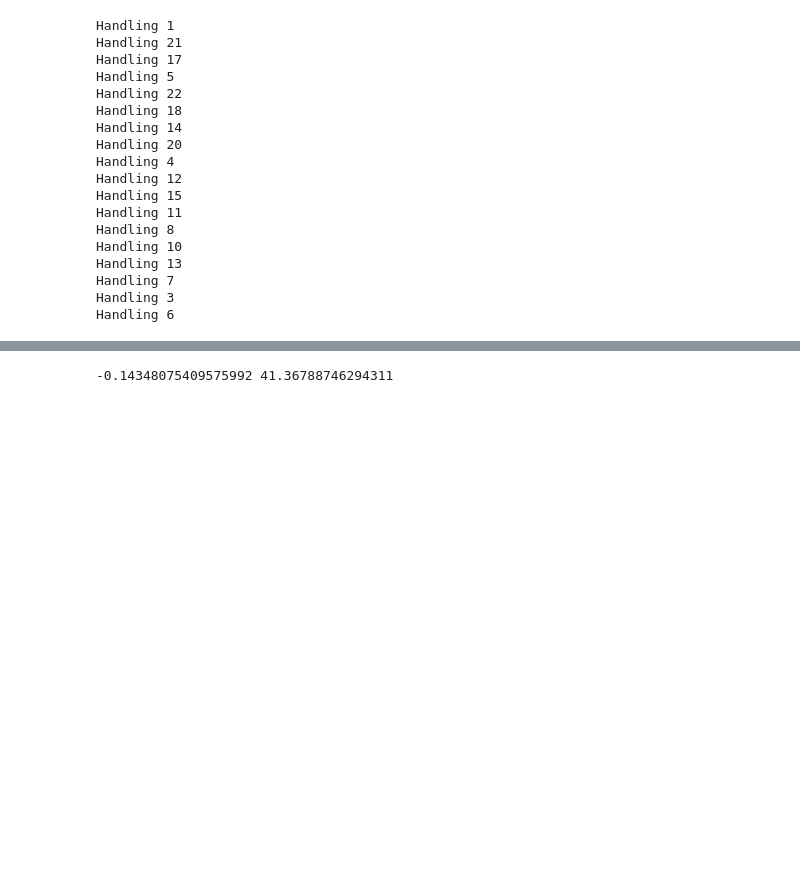
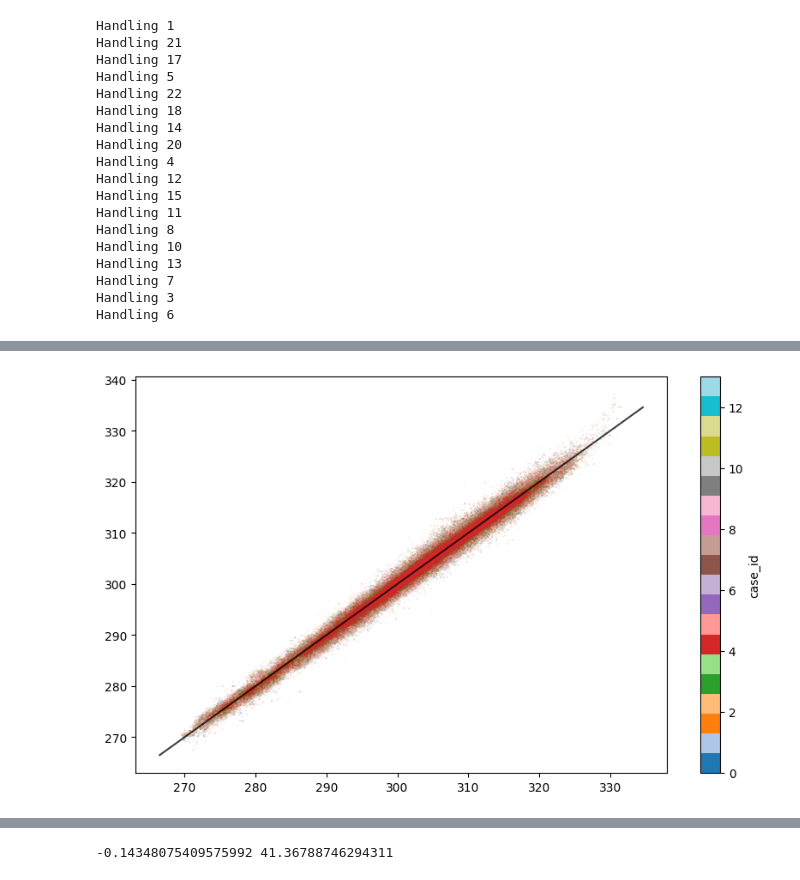
Before and after one commit to thomaslu678/Praxis-Lab-25-26, a Jupyter notebook: clean/16_VIT_No_Test.ipynb, the cells around one changed output, grey strips where cells are left out. Saved outputs shown, nothing was run; the diff lists cells and outputs as text; code cells hidden in the pictures; blank space fills up the shorter version.

```diff
--- a/clean/16_VIT_No_Test.ipynb
+++ b/clean/16_VIT_No_Test.ipynb
@@ -2422,0 +2462,7 @@ KeyboardInterrupt:
+# %%
+train_results = predict_loader(model, train_loader, info["stats"])
+print(
+    f"test case {cfg.test_case_id!r} | "
+    f"wRMSE {train_results['metrics']['weighted_rmse_K']:.3f} K | "
+    f"RMSE {train_results['metrics']['rmse_K']:.3f} K"
+)
@@ -2457,0 +2534,22 @@ plt.show()
+# %%
+case_ids = [ref.case_id for ref in train_results['sample_refs']]
+
+plt.figure(figsize=(10, 6))
+
+plt.scatter(
+    train_results['predictions_K'],
+    train_results['targets_K'],
+    c=pd.Categorical(case_ids).codes,
+    cmap='tab20',
+    s=0.01,
+    zorder=1
+)
+
+lims = plt.xlim()
+plt.plot(lims, lims, color='black', alpha=0.75, zorder=2)
+
+plt.colorbar(label='case_id')
+
+plt.show()
+# %% [output]
+[figure, added]
```
Also changed, not shown: parts of 19 cells of this notebook.
